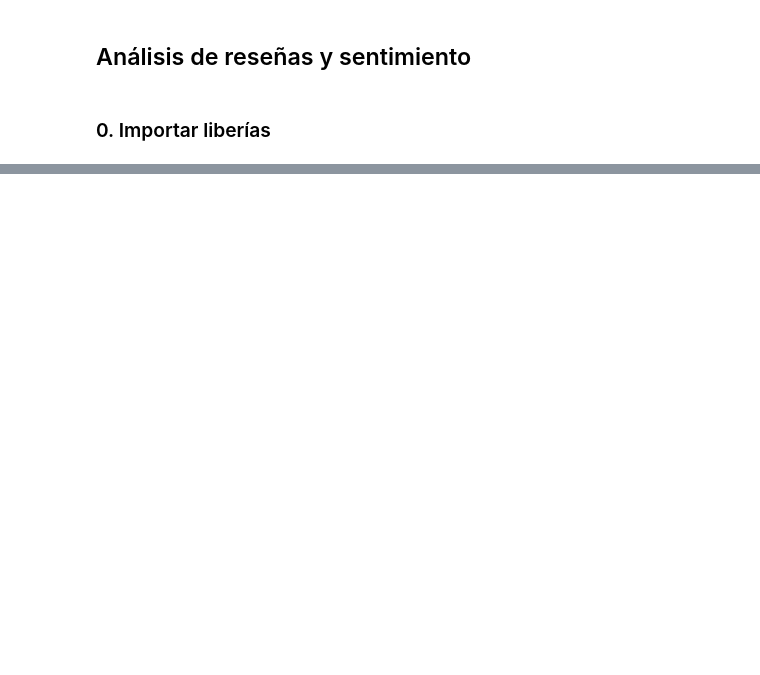
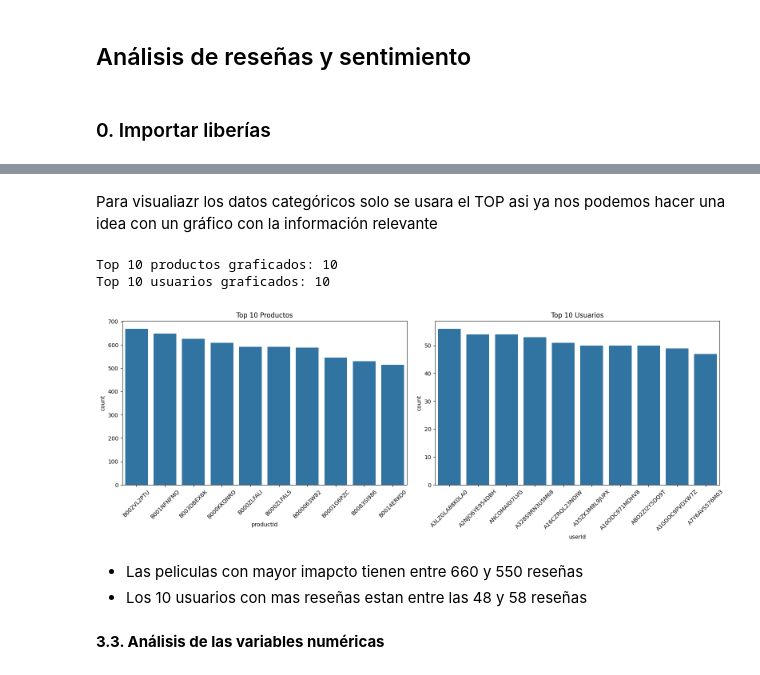
Before and after one commit to magy509/ingenieropg80.Proyecto_final_madre, a Jupyter notebook: src/analisis_feel.ipynb, the cells around one changed output, grey strips where cells are left out. Cells and saved outputs as stored; diff of their text form; code cells hidden in the pictures; blank space fills up the shorter version.

```diff
--- a/src/analisis_feel.ipynb
+++ b/src/analisis_feel.ipynb
@@ -51,0 +49,2 @@ third_dataset = ds.review_dataset()
+# %%
+amazon_df = ds.feel_df(50000)
@@ -51,0 +122,3 @@ third_dataset = ds.review_dataset()
+# %%
+amazon_df = amazon_df.drop_duplicates()
+print("Duplicados:", amazon_df.duplicated().sum())
@@ -51,0 +129,4 @@ third_dataset = ds.review_dataset()
+# %%
+amazon_clean = amazon_df.drop(columns=['profileName', 'helpfulness', 'time'])
+
+amazon_clean.head()
@@ -51,0 +180,33 @@ third_dataset = ds.review_dataset()
+# %% [markdown]
+Para visualiazr los datos categóricos solo se usara el TOP asi ya nos podemos hacer una idea con un gráfico con la información relevante
+# %%
+top_n_products = 10
+top_n_users = 10
+
+fig, axis = plt.subplots(1, 2, figsize=(16, 6))
+
+# PRODUCTOS
+top_products = amazon_clean['productId'].value_counts().head(top_n_products).index
+sns.countplot(ax=axis[0], data=amazon_clean, x='productId', order=top_products)
+axis[0].set_title("Top 10 Productos")
+axis[0].tick_params(axis='x', rotation=45)
+print("Top 10 productos graficados:", len(top_products))
+
+# USUARIOS
+top_users = amazon_clean['userId'].value_counts().head(top_n_users).index
+sns.countplot(ax=axis[1], data=amazon_clean, x='userId', order=top_users)
+axis[1].set_title("Top 10 Usuarios")
+axis[1].tick_params(axis='x', rotation=45)
+print("Top 10 usuarios graficados:", len(top_users))
+
+plt.tight_layout()
+plt.show()
+# %% [output]
+Top 10 productos graficados: 10
+Top 10 usuarios graficados: 10
+[figure, added]
+# %% [markdown]
+* Las peliculas con mayor imapcto tienen entre 660 y 550 reseñas
+* Los 10 usuarios con mas reseñas estan entre las 48 y 58 reseñas
+# %% [markdown]
+**3.3. Análisis de las variables numéricas**
```
Also changed, not shown: parts of 38 cells of this notebook, 2 other files.
